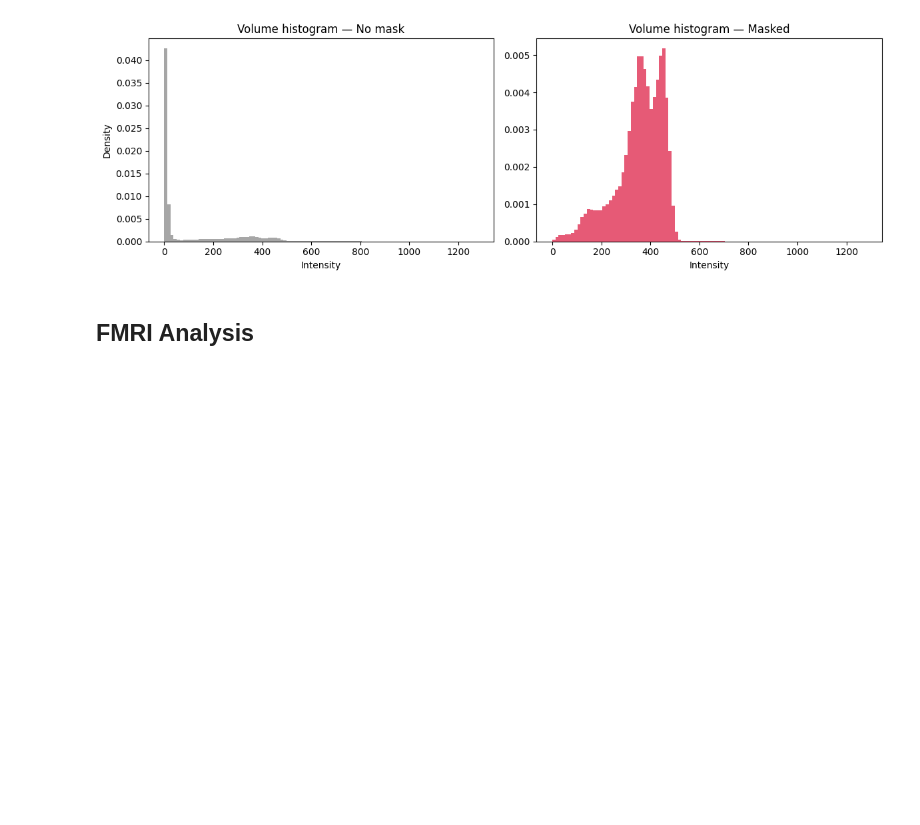
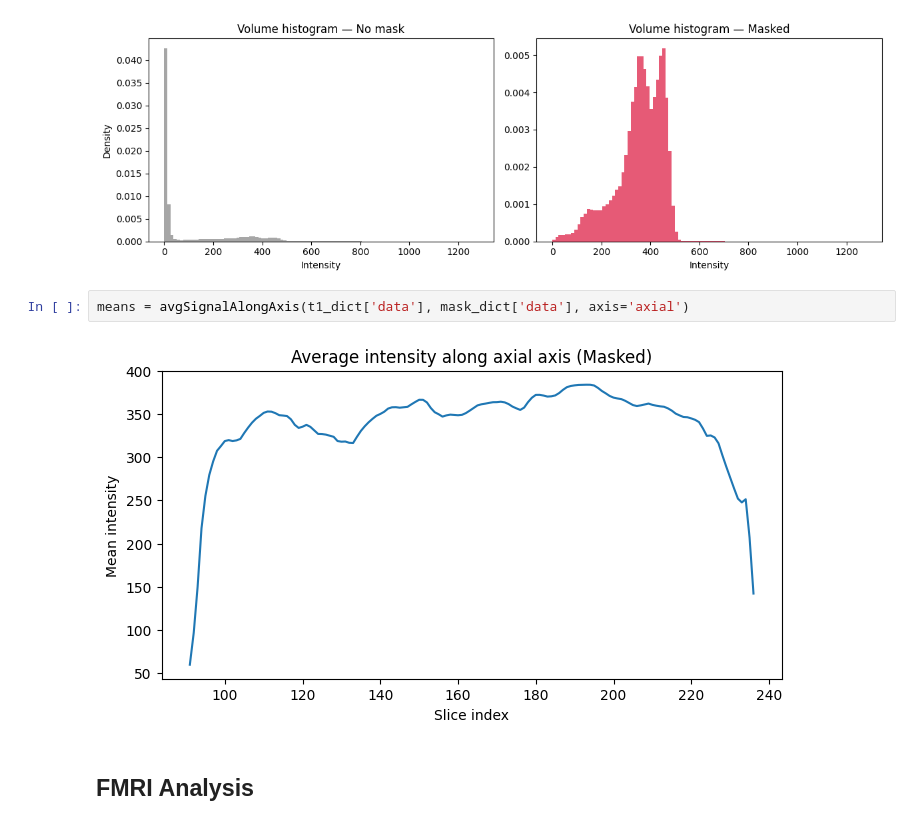
Before and after one commit to tommydelu/MRI-analysis-pipeline, a Jupyter notebook: 0_data_exploration.ipynb, the cells around one changed output. Drawn from its saved outputs; the diff is of its cells as text; blank space fills up the shorter version.

```diff
--- a/0_data_exploration.ipynb
+++ b/0_data_exploration.ipynb
@@ -109,6 +109,10 @@ Min:  0.00
 Mean: 354.81
 Std:  97.43
 [figure]
+# %%
+means = avgSignalAlongAxis(t1_dict['data'], mask_dict['data'], axis='axial')
+# %% [output]
+[figure, added]
 # %% [markdown]
 ## FMRI Analysis
 # %%
```
Also changed, not shown: parts of 2 cells of this notebook, 1 other file.
